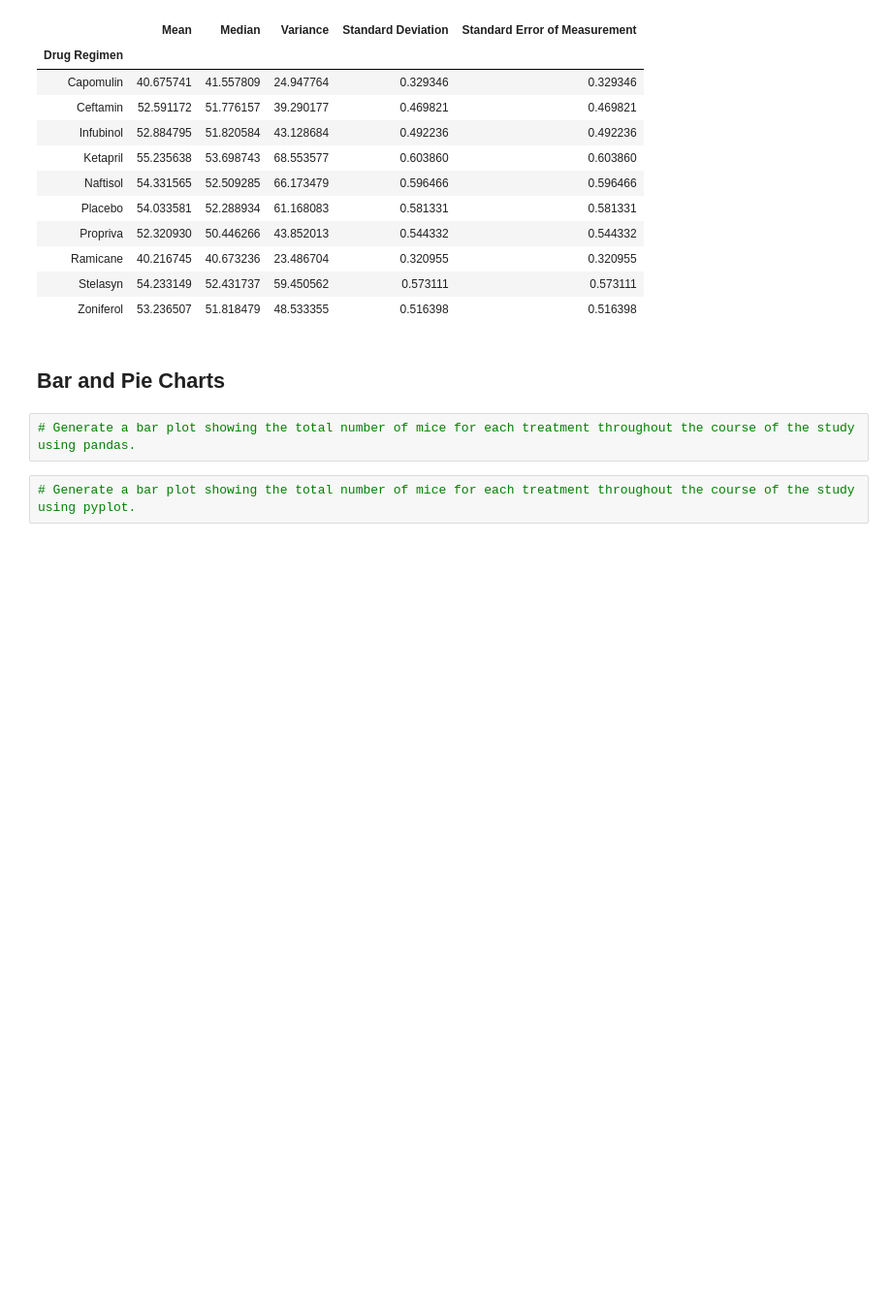
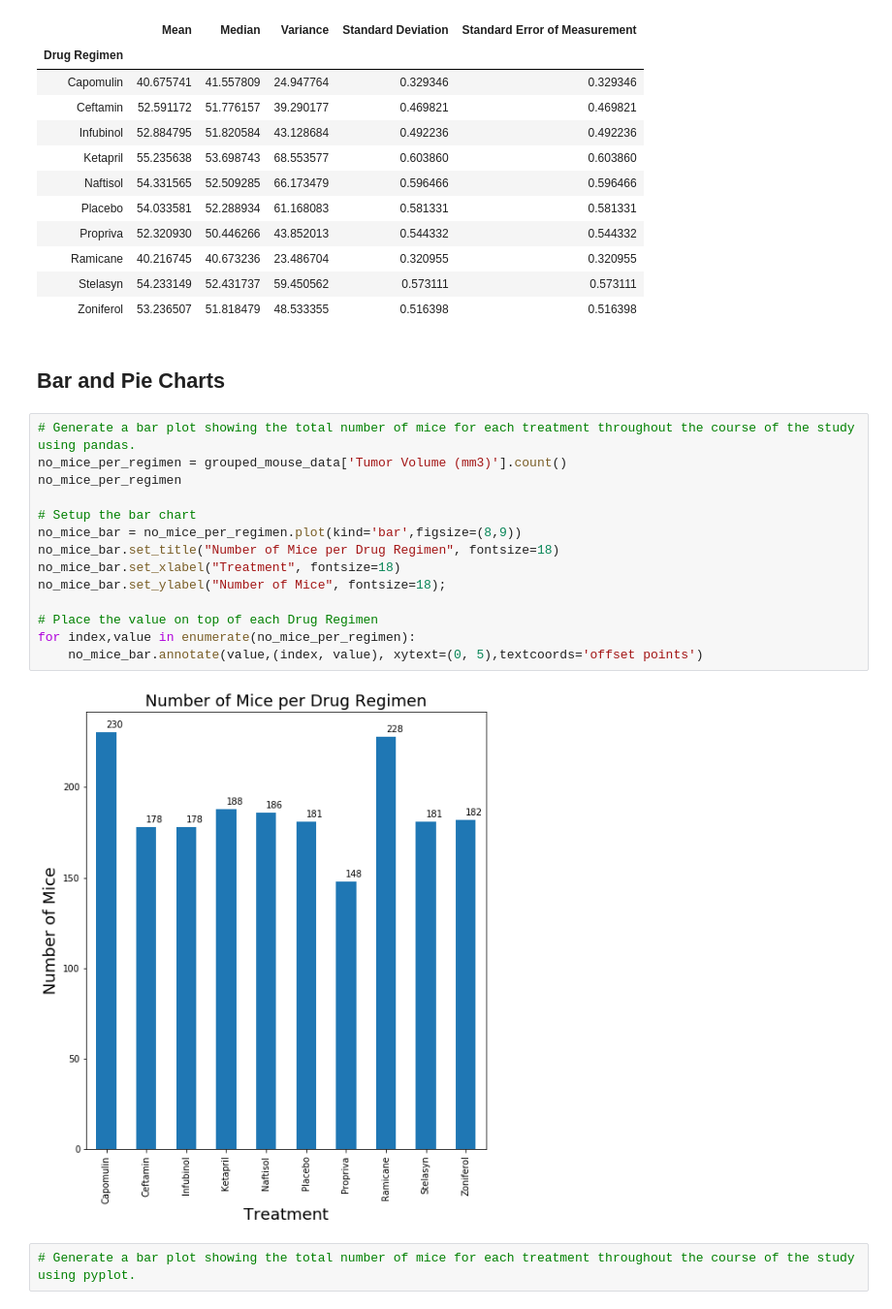
Before and after one commit to blt1339/matplotlib-challenge, a Jupyter notebook: Pymaceuticals/pymaceuticals.ipynb, the cells around one changed output. Shown: that part at 97% size. Saved outputs shown, nothing was run; the diff lists cells and outputs as text; blank space fills up the shorter version.

Commit message:
Add Pandas bar chart for no mice per drug regimen
Add Pandas bar chart for no mice per drug regimen.

```diff
--- a/Pymaceuticals/pymaceuticals.ipynb
+++ b/Pymaceuticals/pymaceuticals.ipynb
@@ -159,8 +159,22 @@ summary_statistics_df
 | Zoniferol | 53.236507 | 51.818479 | 48.533355 | 0.516398 | 0.516398 |
 # %% [markdown]
 ## Bar and Pie Charts
-# %%
-# Generate a bar plot showing the total number of mice for each treatment throughout the course of the study using pandas.
+# %%
+# Generate a bar plot showing the total number of mice for each treatment throughout the course of the study using pandas.
+no_mice_per_regimen = grouped_mouse_data['Tumor Volume (mm3)'].count()
+no_mice_per_regimen
+
+# Setup the bar chart
+no_mice_bar = no_mice_per_regimen.plot(kind='bar',figsize=(8,9))
+no_mice_bar.set_title("Number of Mice per Drug Regimen", fontsize=18)
+no_mice_bar.set_xlabel("Treatment", fontsize=18)
+no_mice_bar.set_ylabel("Number of Mice", fontsize=18);
+
+# Place the value on top of each Drug Regimen
+for index,value in enumerate(no_mice_per_regimen):
+    no_mice_bar.annotate(value,(index, value), xytext=(0, 5),textcoords='offset points')
+# %% [output]
+[figure, added]
 # %%
 # Generate a bar plot showing the total number of mice for each treatment throughout the course of the study using pyplot.
 # %%
```
Also changed, not shown: parts of 2 cells of this notebook.
